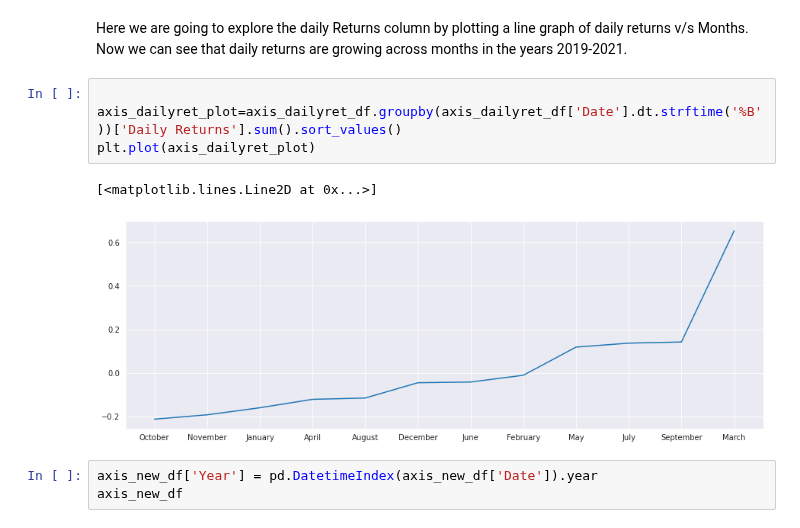
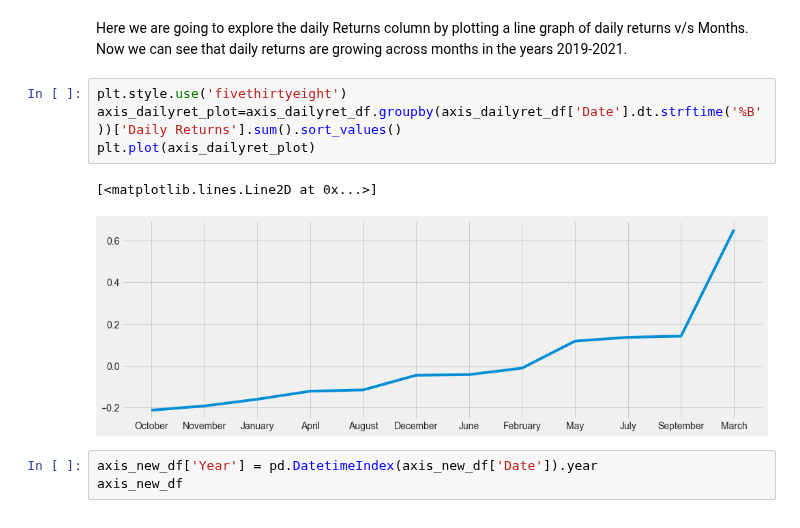
Before and after one commit to sandeshkatakam/My-Machine_learning-Blog, a Jupyter notebook: _notebooks/2022-02-04-data-analysis-course-project.ipynb, the cells around one changed output. Saved outputs shown, nothing was run; the diff lists cells and outputs as text.

```diff
--- a/_notebooks/2022-02-04-data-analysis-course-project.ipynb
+++ b/_notebooks/2022-02-04-data-analysis-course-project.ipynb
@@ -297,12 +280,12 @@ matplotlib.rcParams['figure.facecolor'] = '#00000000'
 # %% [markdown]
 Here we are going to explore the daily Returns column by plotting a line graph of daily returns v/s Months. Now we can see that daily returns are growing across months in the years 2019-2021.
 # %%
-
+plt.style.use('fivethirtyeight')
 axis_dailyret_plot=axis_dailyret_df.groupby(axis_dailyret_df['Date'].dt.strftime('%B'))['Daily Returns'].sum().sort_values()
 plt.plot(axis_dailyret_plot)
 # %% [output]
 [<matplotlib.lines.Line2D at 0x...>]
-[figure, old version]
+[figure, new version]
 # %%
 axis_new_df['Year'] = pd.DatetimeIndex(axis_new_df['Date']).year
 axis_new_df
```
Also changed, not shown: parts of 29 cells of this notebook, 53 other files.
